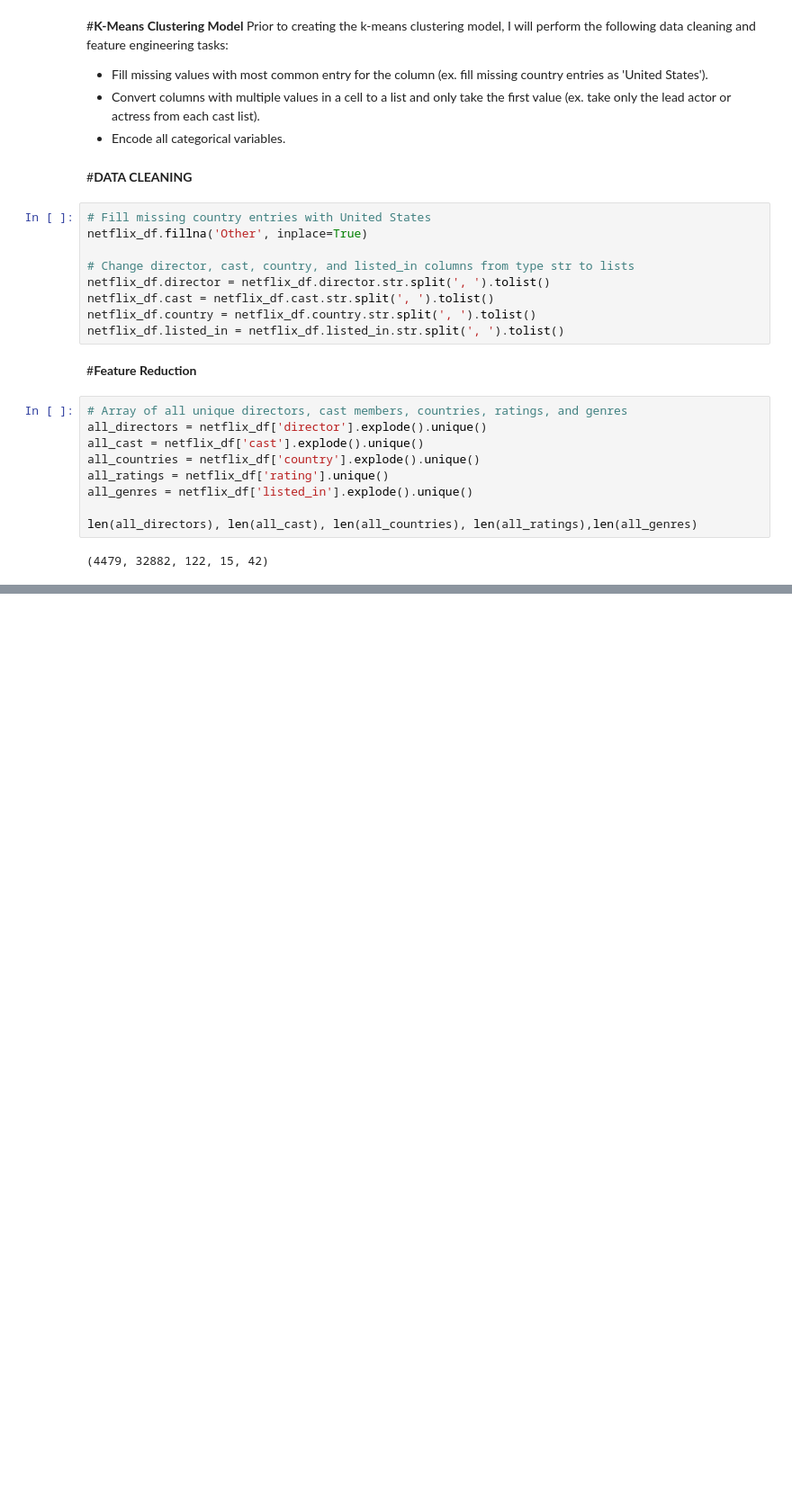
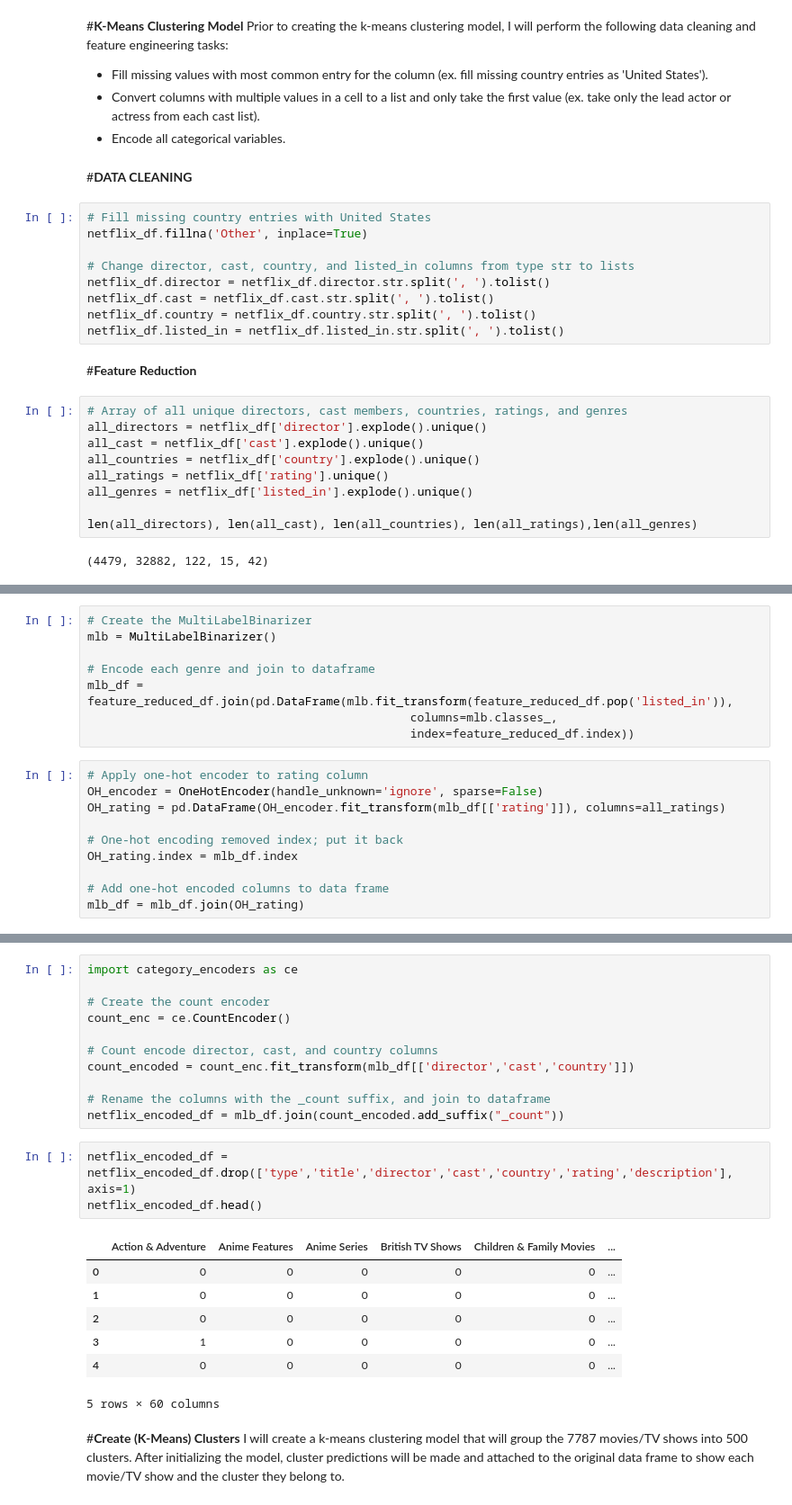
Before and after one commit to yashwany/NETFLIX-MOVIES-AND-TV-SHOWS-CLUSTERING, a Jupyter notebook: NETFLIX_MOVIES_AND_TV_SHOWS_CLUSTERING.ipynb, the cells around one changed output, grey strips where cells are left out. Shown: that part at 90% size. Cells and saved outputs as stored; diff of their text form; blank space fills up the shorter version.

```diff
--- a/NETFLIX_MOVIES_AND_TV_SHOWS_CLUSTERING.ipynb
+++ b/NETFLIX_MOVIES_AND_TV_SHOWS_CLUSTERING.ipynb
@@ -274,0 +304,18 @@ len(all_directors), len(all_cast), len(all_countries), len(all_ratings),len(all_
+# %%
+# Create the MultiLabelBinarizer
+mlb = MultiLabelBinarizer()
+
+# Encode each genre and join to dataframe
+mlb_df = feature_reduced_df.join(pd.DataFrame(mlb.fit_transform(feature_reduced_df.pop('listed_in')),
+                                              columns=mlb.classes_,
+                                              index=feature_reduced_df.index))
+# %%
+# Apply one-hot encoder to rating column
+OH_encoder = OneHotEncoder(handle_unknown='ignore', sparse=False)
+OH_rating = pd.DataFrame(OH_encoder.fit_transform(mlb_df[['rating']]), columns=all_ratings)
+
+# One-hot encoding removed index; put it back
+OH_rating.index = mlb_df.index
+
+# Add one-hot encoded columns to data frame
+mlb_df = mlb_df.join(OH_rating)
@@ -274,0 +341,25 @@ len(all_directors), len(all_cast), len(all_countries), len(all_ratings),len(all_
+# %%
+import category_encoders as ce
+
+# Create the count encoder
+count_enc = ce.CountEncoder()
+
+# Count encode director, cast, and country columns
+count_encoded = count_enc.fit_transform(mlb_df[['director','cast','country']])
+
+# Rename the columns with the _count suffix, and join to dataframe
+netflix_encoded_df = mlb_df.join(count_encoded.add_suffix("_count"))
+# %%
+netflix_encoded_df = netflix_encoded_df.drop(['type','title','director','cast','country','rating','description'], axis=1)
+netflix_encoded_df.head()
+# %% [output]
+|  | Action & Adventure | Anime Features | Anime Series | British TV Shows | Children & Family Movies | ... |
+| 0 | 0 | 0 | 0 | 0 | 0 | ... |
+| 1 | 0 | 0 | 0 | 0 | 0 | ... |
+| 2 | 0 | 0 | 0 | 0 | 0 | ... |
+| 3 | 1 | 0 | 0 | 0 | 0 | ... |
+| 4 | 0 | 0 | 0 | 0 | 0 | ... |
+5 rows × 60 columns
+# %% [markdown]
+#**Create (K-Means) Clusters**
+I will create a k-means clustering model that will group the 7787 movies/TV shows into 500 clusters. After initializing the model, cluster predictions will be made and attached to the original data frame to show each movie/TV show and the cluster they belong to.
```
Also changed, not shown: parts of 7 cells of this notebook.
